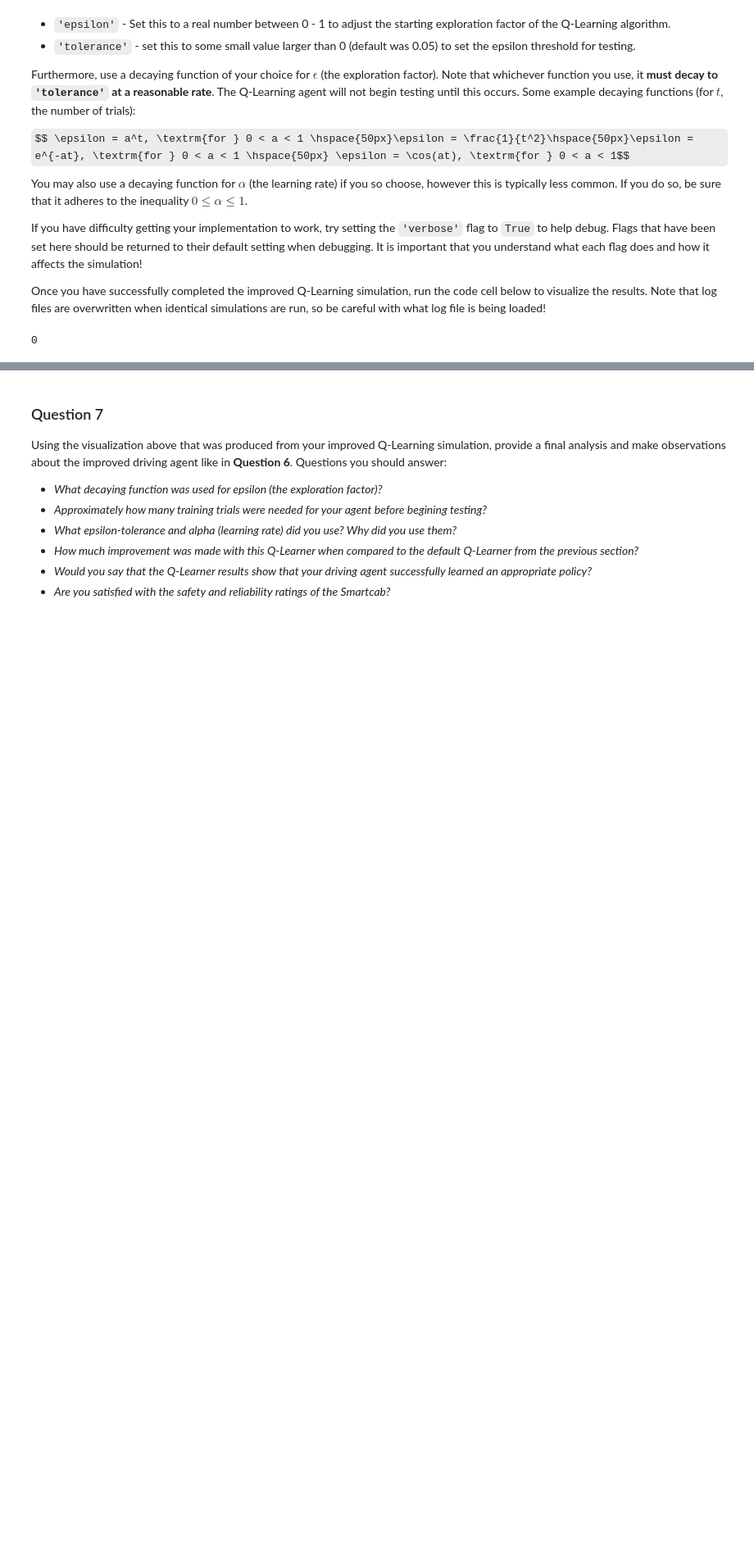
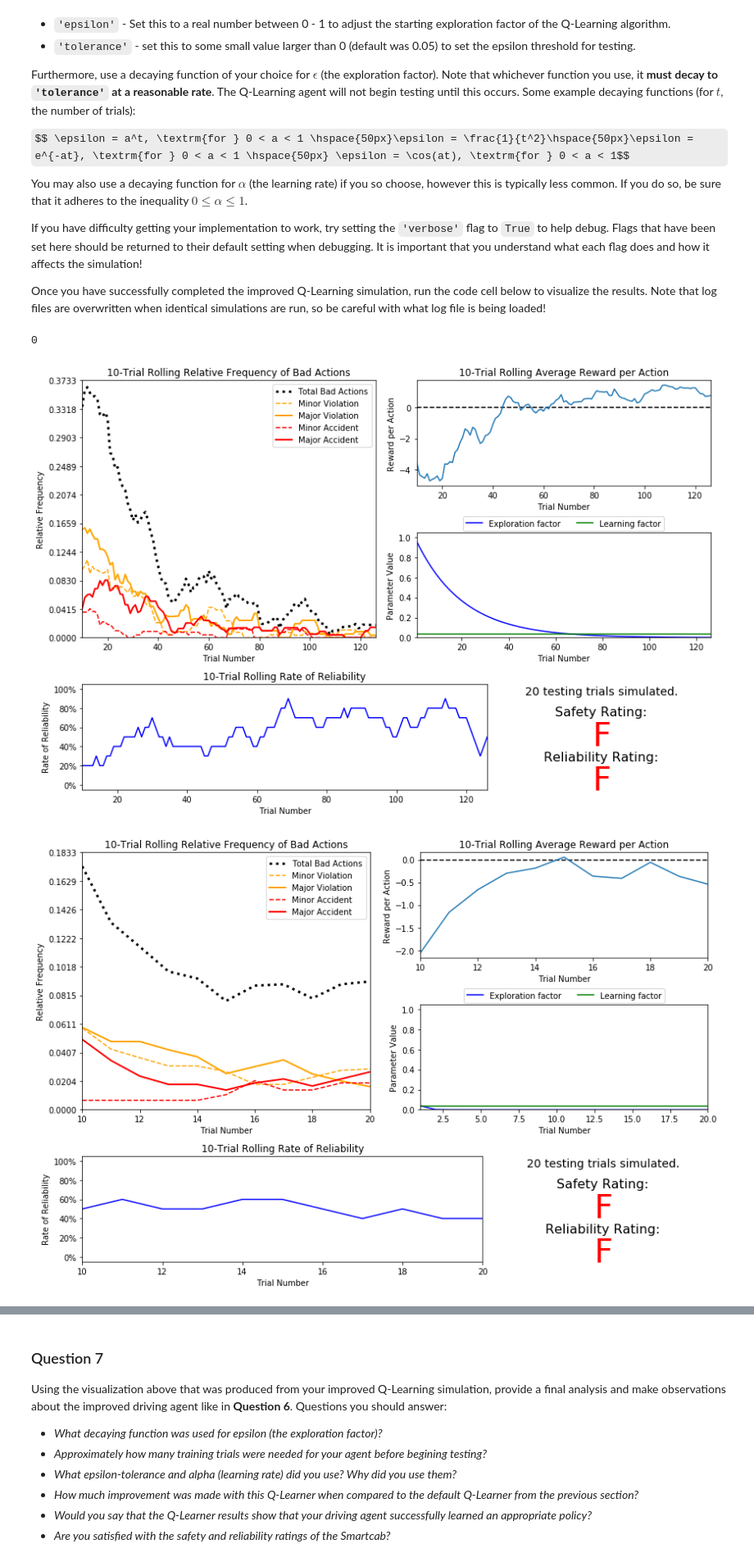
Before and after one commit to freedomkwok/nano_degree, a Jupyter notebook: smartcab/smartcab.ipynb, the cells around one changed output, grey strips where cells are left out. Shown at 82% size. Drawn from its saved outputs; the diff is of its cells as text; code cells hidden in the pictures; some formulas as TeX source; blank space fills up the shorter version.

```diff
--- a/smartcab/smartcab.ipynb
+++ b/smartcab/smartcab.ipynb
@@ -258,0 +257,9 @@ vs.plot_trials('sim_improved-learning.csv')
+# %%
+vs.plot_trials('declayExp_sim_improved-learning.csv')
+vs.plot_trials('declayFncA_sim_improved-learning.csv')
+vs.plot_trials('declayFncExpAt_sim_improved-learning.csv')
+vs.plot_trials('declayFnctSqure_sim_improved-learning.csv')
+vs.plot_trials('declayFucCos_sim_improved-learning.csv')
+# %% [output]
+[figure, added]
+[figure, added]
```
Also changed, not shown: parts of 5 cells of this notebook, 25 other files.
